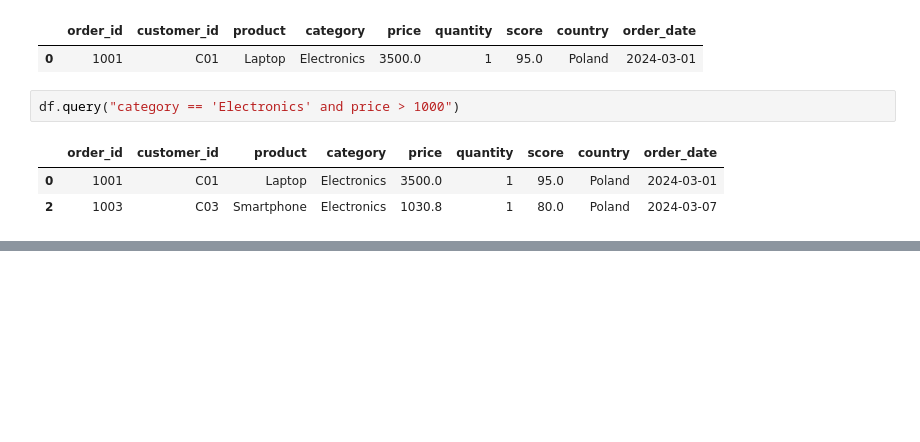
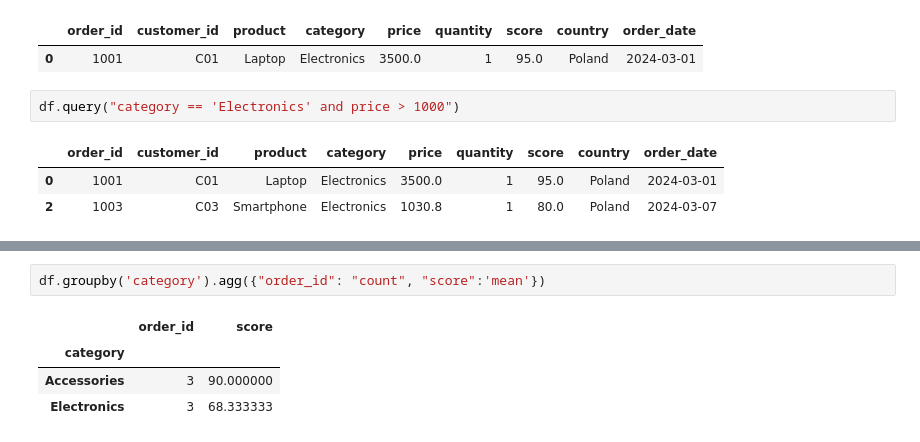
Before and after one commit to rajkonkret/PythonAnalizaDanych_17_11_2025, a Jupyter notebook: cwiczenie4.ipynb, the cells around one changed output, grey strips where cells are left out. Saved outputs shown, nothing was run; the diff lists cells and outputs as text; blank space fills up the shorter version.

```diff
--- a/cwiczenie4.ipynb
+++ b/cwiczenie4.ipynb
@@ -201,0 +211,7 @@ df.query("category == 'Electronics' and price > 1000")
+# %%
+df.groupby('category').agg({"order_id": "count", "score":'mean'})
+# %% [output]
+|  | order_id | score |
+| category |  |  |
+| Accessories | 3 | 90.000000 |
+| Electronics | 3 | 68.333333 |
```
Also changed, not shown: parts of 2 cells of this notebook.
